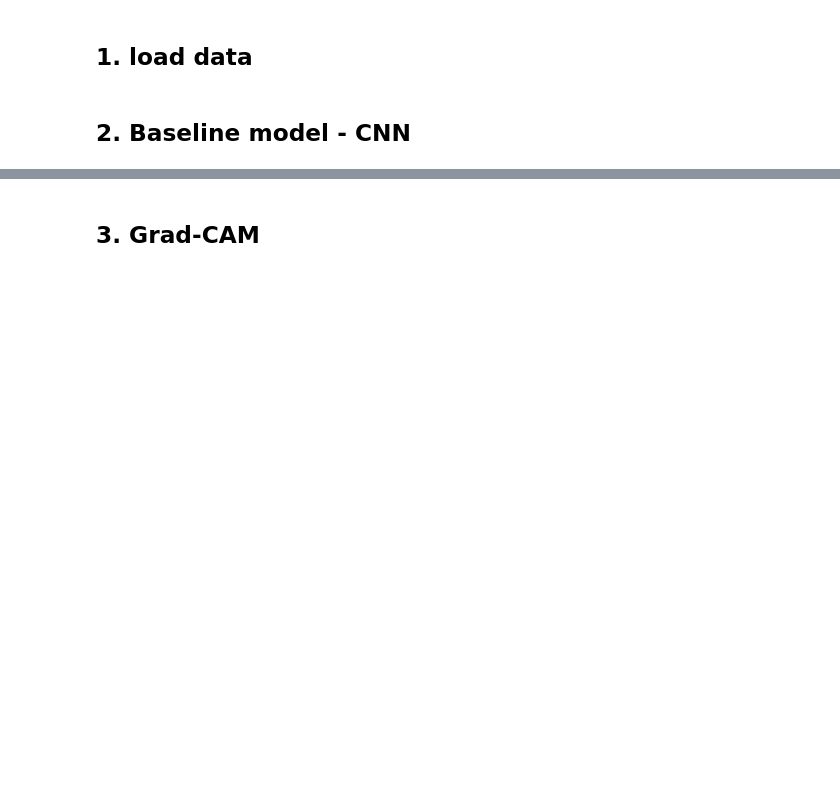
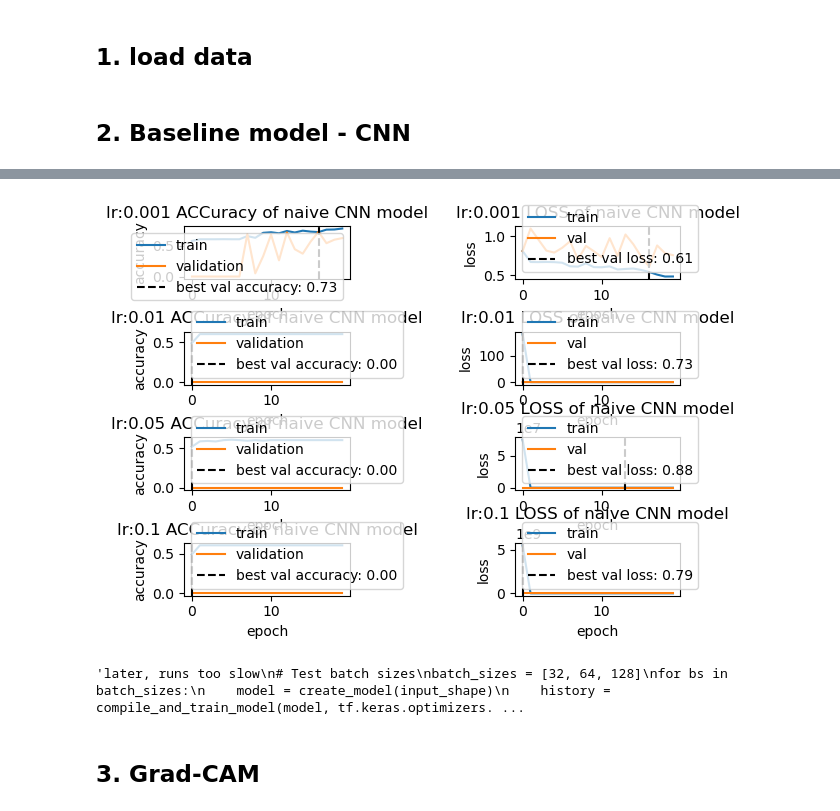
Before and after one commit to adcollin/COVID-detection-from-XRay, a Jupyter notebook: baseline_models.ipynb, the cells around one changed output, grey strips where cells are left out. Cells and saved outputs as stored; diff of their text form; code cells hidden in the pictures; blank space fills up the shorter version.

```diff
--- a/baseline_models.ipynb
+++ b/baseline_models.ipynb
@@ -87,40 +81,43 @@ To enable the following instructions: AVX2 AVX512F AVX512_VNNI FMA, in other ope
 # %%
-def plot_helper_accuracy(model, title=None, ax=None):
+def plot_helper_accuracy(model, title=None, ax=None, label_train='train', label_val='val'):
     if ax is None:
         ax = plt.gca()
     ax.plot(model.history.history['accuracy'], label='train')
     ax.plot(model.history.history['val_accuracy'], label='validation')
-    ax.set_xlabel('epoch')
-    ax.set_ylabel('accuracy')
     best_val = np.argmax(model.history.history['val_accuracy'])
     best_val_value = np.nanmax(model.history.history['val_accuracy'])
     ax.axvline(np.argmax(model.history.history['val_accuracy']),
                     c='k', ls='--',
-                    label=f'best val accuracy at epoch {best_val} = {best_val_value:.2f}')
+                    label=f'best val accuracy: {best_val_value:.2f}')
+    ax.set_xlabel('epoch')
+    ax.set_ylabel('accuracy')
     ax.set_title(title)
     ax.legend();
 
-def plot_helper_loss(model, title=None, ax=None):
+def plot_helper_loss(model, title=None, ax=None, label_train='train', label_val='val'):
     if ax is None:
         ax = plt.gca()
-    ax.plot(model.history.history['loss'], label='train')
-    ax.plot(model.history.history['val_loss'], label='validation')
-    ax.set_xlabel('epoch')
-    ax.set_ylabel('loss')
+    ax.plot(model.history.history['loss'], label=label_train)
+    ax.plot(model.history.history['val_loss'], label=label_val)
     best_val = np.argmin(model.history.history['val_loss'])
     best_val_value = np.nanmin(model.history.history['val_loss'])
     ax.axvline(np.argmin(model.history.history['val_loss']),
                     c='k', ls='--',
-                    label=f'best val loss at epoch {best_val} = {best_val_value:.2f}')
+                    label=f'best val loss: {best_val_value:.2f}')
+    ax.set_xlabel('epoch')
+    ax.set_ylabel('loss')
     ax.set_title(title)
     ax.legend();
 # %%
 input_shape = X_train.shape[1:]
 
 # Test learning rates
-learning_rates = [0.01, 0.05, 0.1] #0.001,
+learning_rates = [0.001, 0.01, 0.05, 0.1]
+model_list_lr = []
+history_list_lr = []
 for lr in learning_rates:
     model_lr = create_model(input_shape)
-    history = compile_and_train_model(model_lr, tf.keras.optimizers.Adam, lr, 32, X_train, y_train)
-    plot_helper_accuracy(model_lr, title=f'lr:{lr} Training accuracy and validation accuracy of chosen model', ax=None)
+    history = compile_and_train_model(model_lr, tf.keras.optimizers.Adam, lr, 32, X_train, y_train, 20)
+    model_list_lr.append(model_lr)
+    history_list_lr.append(history)
 # %% [output]
@@ -131,0 +125,26 @@ KeyboardInterrupt:
+# %%
+fig, axs = plt.subplots(4, 2)
+axs = axs.flatten()
+for i, modl in enumerate(model_list_lr):
+    plot_helper_accuracy(modl,
+                         title=f'lr:{learning_rates[i]} ACCuracy of naive CNN model',
+                         ax=axs[i*2])
+    plot_helper_loss(modl,
+                     title=f'lr:{learning_rates[i]} LOSS of naive CNN model',
+                     ax=axs[i*2+1])
+plt.subplots_adjust(wspace=1, hspace=1)
+plt.show()
+# %% [output]
+[figure, added]
+# %%
+# Test batch sizes
+batch_sizes = [32, 64, 128]
+model_list_batch = []
+history_list_batch = []
+for batch in batch_sizes:
+    model_batch = create_model(input_shape)
+    history = compile_and_train_model(model_batch, tf.keras.optimizers.Adam, 0.001, batch, X_train, y_train, 10)
+    model_list_batch.append(model_batch)
+    history_list_batch.append(history)
+# %% [output]
+'later, runs too slow\n# Test batch sizes\nbatch_sizes = [32, 64, 128]\nfor bs in batch_sizes:\n    model = create_model(input_shape)\n    history = compile_and_train_model(model, tf.keras.optimizers. ...
```
Also changed, not shown: parts of 6 cells of this notebook.
